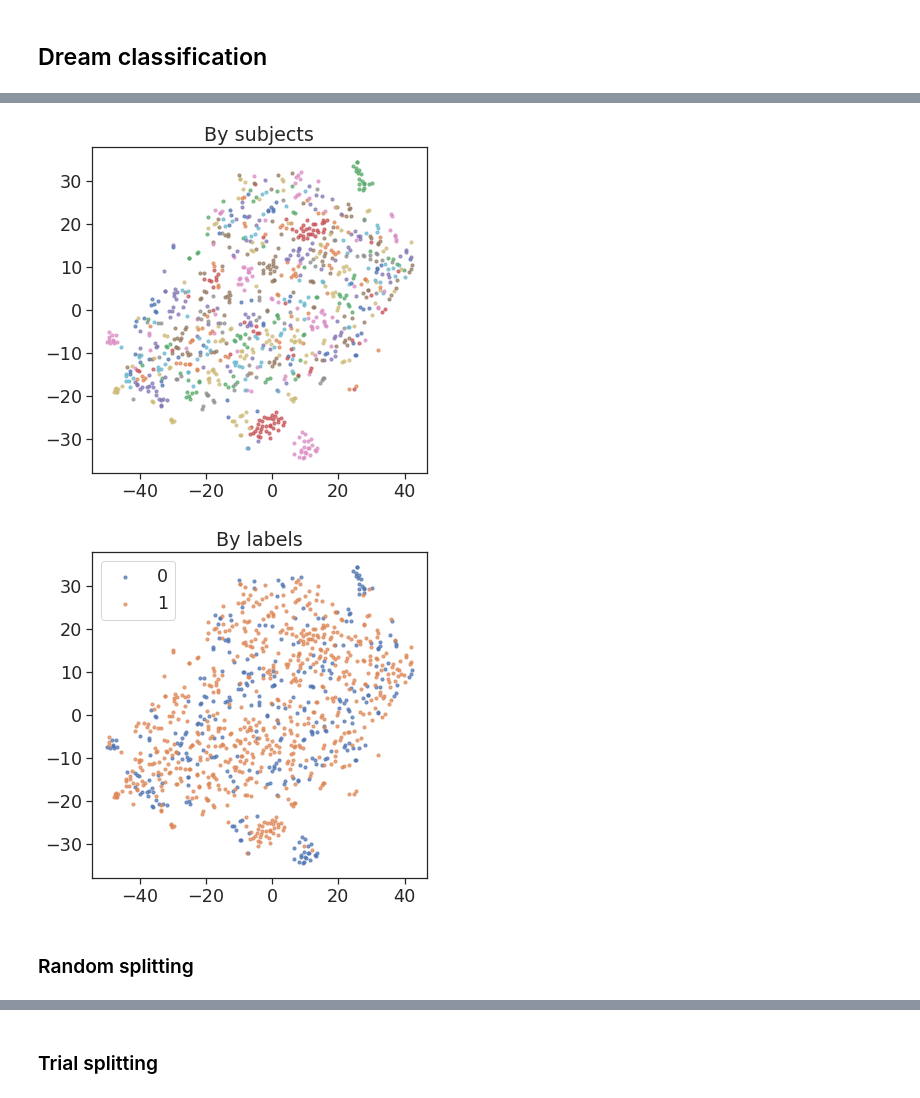
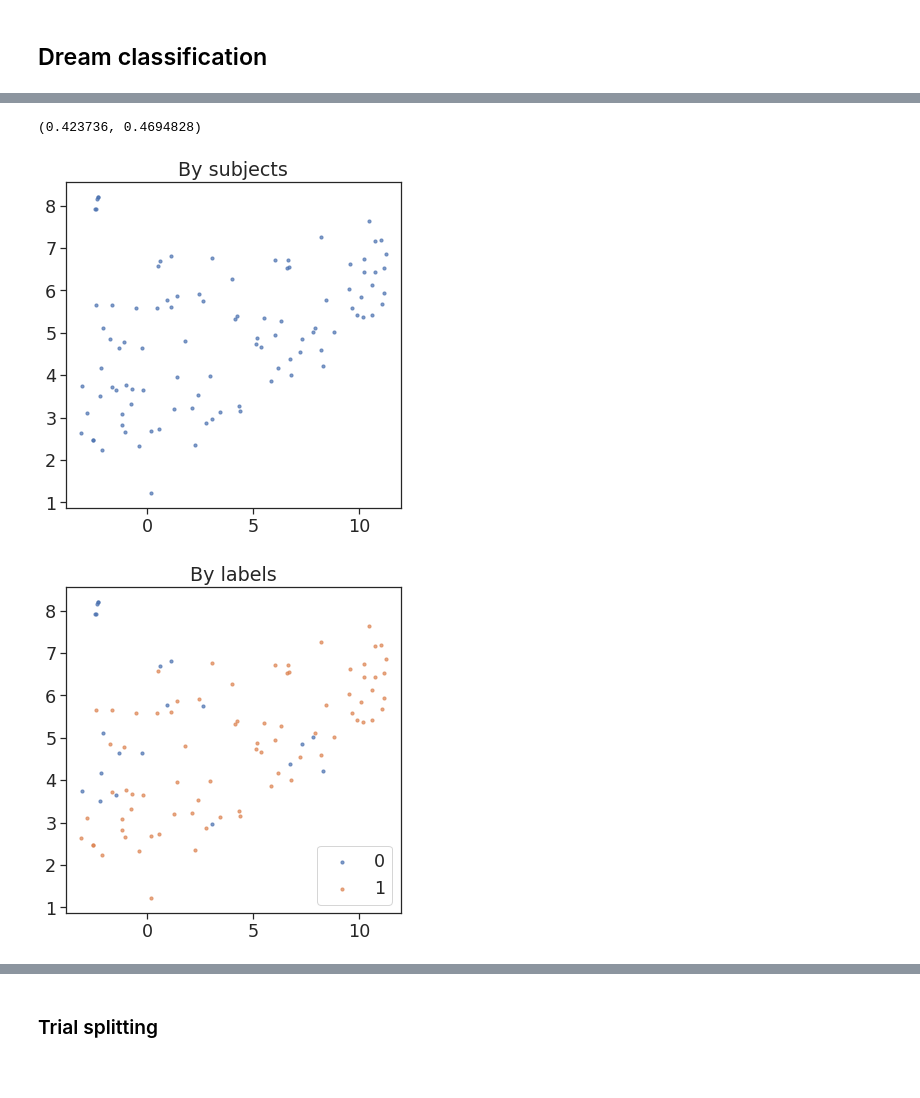
Before and after one commit to sylvainlugeon/dream-prediction, a Jupyter notebook: scripts/training/classification/classification.ipynb, the cells around one changed output, grey strips where cells are left out. Cells and saved outputs as stored; diff of their text form; code cells hidden in the pictures.

```diff
--- a/scripts/training/classification/classification.ipynb
+++ b/scripts/training/classification/classification.ipynb
@@ -49,9 +71,12 @@ plt.show()
 # %%
-device = torch.device('cpu')
+device = torch.device('cuda:0')
 
 result_dir = '/home/lugeon/eeg_project/scripts/training/representation/result'
 #model_name = 'arch_comparison/next_frame_vgg_maxpool'
-model_name = 'transformers/masked_auto_encoder'
+#model_name = 'arch_comparison/next_frame_baseline'
+#model_name = 'transformers/masked_auto_encoder_mask9'
+model_name = 'transformers/masked_auto_encoder_mask9_ft_test_adv'
+
 encoder_model_dir = f'{result_dir}/{model_name}'
 
 with open(f'{encoder_model_dir}/train_config.yaml') as file:
@@ -145,21 +153,0 @@ ValueError: need at least one array to concatenate
-# %%
-if discard_rem:
-    ss_mask = (ss_ == 2) | (ss_ == 3) # Consider only NREM (1, 2, 3) or REM (4)
-else:
-    ss_mask = (ss_ == 2) | (ss_ == 3) | (ss_ == 4)
-
-if discard_dewr:
-    label_mask = (y_ == 0) | (y_ == 2) # Don't consider DEWR (1)
-else:
-    label_mask = len(y_)*[True]
-
-mask = label_mask & ss_mask
-y = y_[mask]
-x = x_[mask]
-s = s_[mask]
-t = t_[mask]
-ss = ss_[mask]
-
-y[y == 2] = 1 # Consider DEWR and DE as label 1
-
-y.shape
@@ -168,4 +183,11 @@ y.shape
+# %%
+np.mean(x), np.std(x)
+# %% [output]
+(0.423736, 0.4694828)
 # %%
+add_sex_age = False
+add_time = False
+
 if add_sex_age:
 
     df = pd.read_csv(
@@ -183,45 +205,43 @@ if add_sex_age:
     add_features = [
         map[subjects[int(id)]] if subjects[int(id)] not in missing_subject
         else 4*[0]
-        for id in s_
-        ]
+        for id in s]
 
-    x_ = np.hstack((x_, add_features))
+    x = np.hstack((x, add_features))
 
 if add_time:
     minutes_in_a_day = 60 * 24
-    et_norm = et_ * 2 * np.pi / minutes_in_a_day
-    x_ = np.hstack((x_, np.cos(et_norm)[:, np.newaxis], np.sin(et_norm)[:, np.newaxis]))
+    et_norm = et * 2 * np.pi / minutes_in_a_day
+    x = np.hstack((x, np.cos(et_norm)[:, np.newaxis], np.sin(et_norm)[:, np.newaxis]))
 # %%
 from sklearn.manifold import TSNE
 
-n_samples = 1_000
+n_samples = 1_00
 sample_ix = np.random.choice(x.shape[0], n_samples, replace=False)
 sampled_x = x[sample_ix]
 sampled_y = y[sample_ix]
 sampled_s = s[sample_ix]
+#sampled_p = p[sample_ix]
 
 reducer = TSNE(n_components=2)
 projection = reducer.fit_transform(sampled_x)
 
 fig, ax = plt.subplots(figsize=(6, 6))
 for i, sname in enumerate(subjects):
     mask = sampled_s == i
     subject_projection = projection[mask]
 
     plt.scatter(subject_projection[:, 0], subject_projection[:, 1], s=10, alpha=0.7)
     plt.title('By subjects')
 plt.show()
 
 fig, ax = plt.subplots(figsize=(6, 6))
 for i in [0, 1]:
     mask = sampled_y == i
     label_projection = projection[mask]
     plt.scatter(label_projection[:, 0], label_projection[:, 1], s=10, alpha=0.7, label=i)
     plt.legend()
     plt.title('By labels')
 # %% [output]
-[figure, old version]
+[figure, new version]
-[figure, old version]
+[figure, new version]
-# %% [markdown]
-### Random splitting
```
Also changed, not shown: parts of 54 cells of this notebook, 32 other files.
